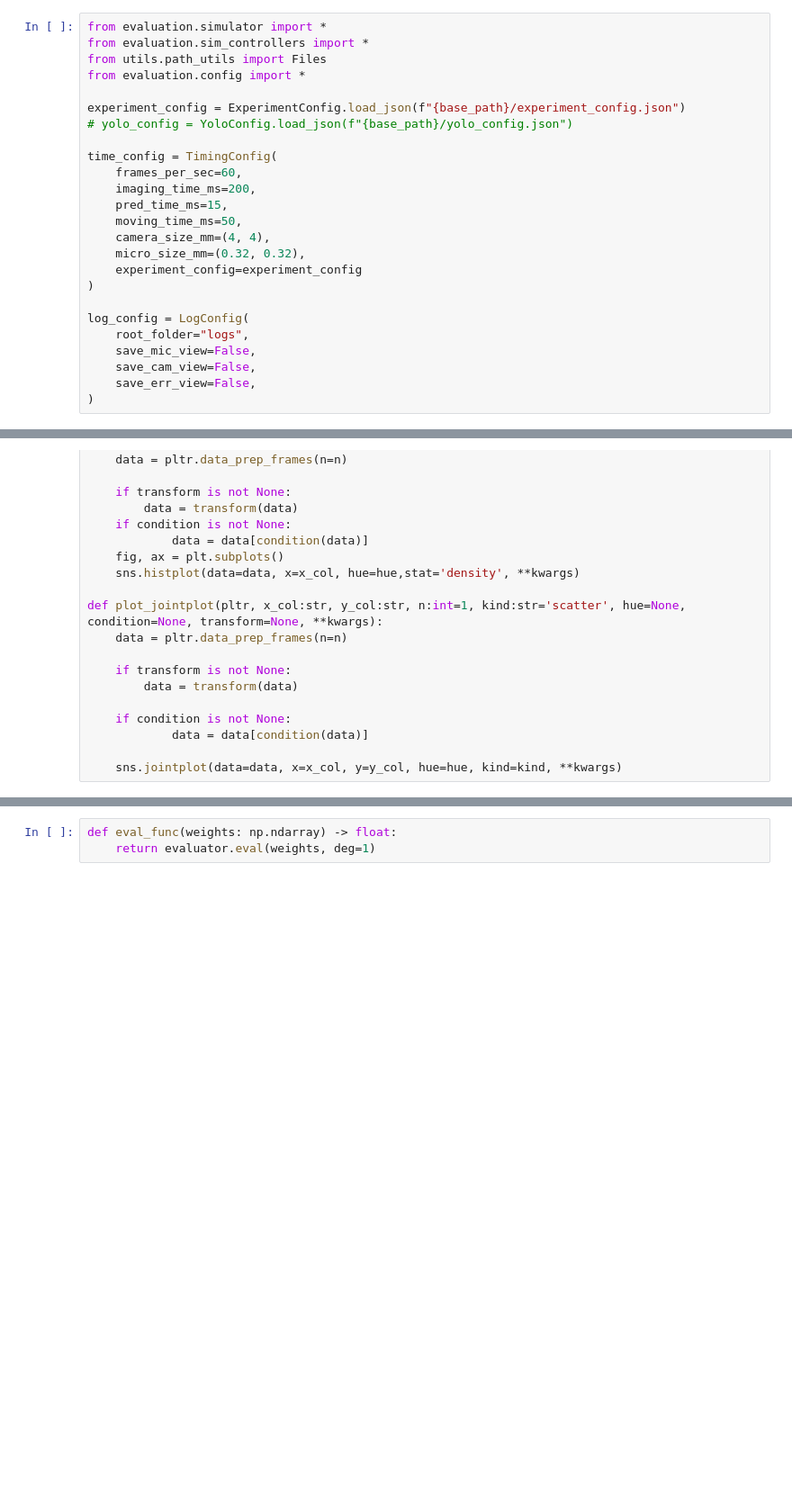
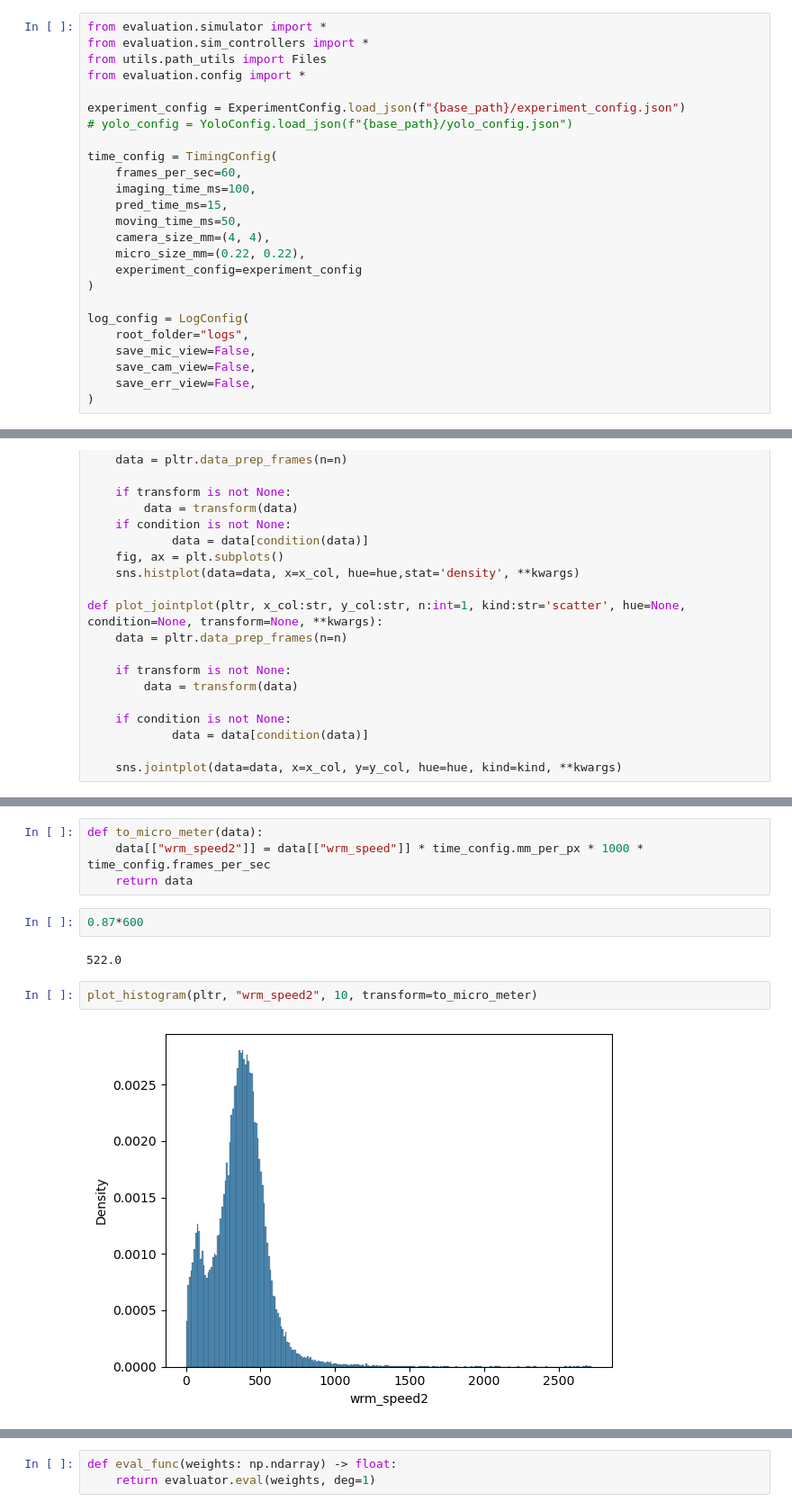
Before and after one commit to giladfrid009/WTracker, a Jupyter notebook: main.ipynb, the cells around one changed output, grey strips where cells are left out. Shown: that part at 90% size. Cells and saved outputs as stored; diff of their text form; blank space fills up the shorter version.

```diff
--- a/main.ipynb
+++ b/main.ipynb
@@ -15,11 +15,11 @@ experiment_config = ExperimentConfig.load_json(f"{base_path}/experiment_config.j
 
 time_config = TimingConfig(
     frames_per_sec=60,
-    imaging_time_ms=200,
+    imaging_time_ms=100,
     pred_time_ms=15,
     moving_time_ms=50,
     camera_size_mm=(4, 4),
-    micro_size_mm=(0.32, 0.32),
+    micro_size_mm=(0.22, 0.22),
     experiment_config=experiment_config
 )
 
@@ -139,3 +203,15 @@ plot_histogram(pltr, "wrm_speed", 10)
+# %%
+def to_micro_meter(data):
+    data[["wrm_speed2"]] = data[["wrm_speed"]] * time_config.mm_per_px * 1000 * time_config.frames_per_sec
+    return data
+# %%
+0.87*600
+# %% [output]
+522.0
+# %%
+plot_histogram(pltr, "wrm_speed2", 10, transform=to_micro_meter)
+# %% [output]
+[figure, added]
 # %%
 cv.destroyAllWindows()
 raise Exception("Finished")
```
Also changed, not shown: parts of 12 cells of this notebook, 4 other files.
